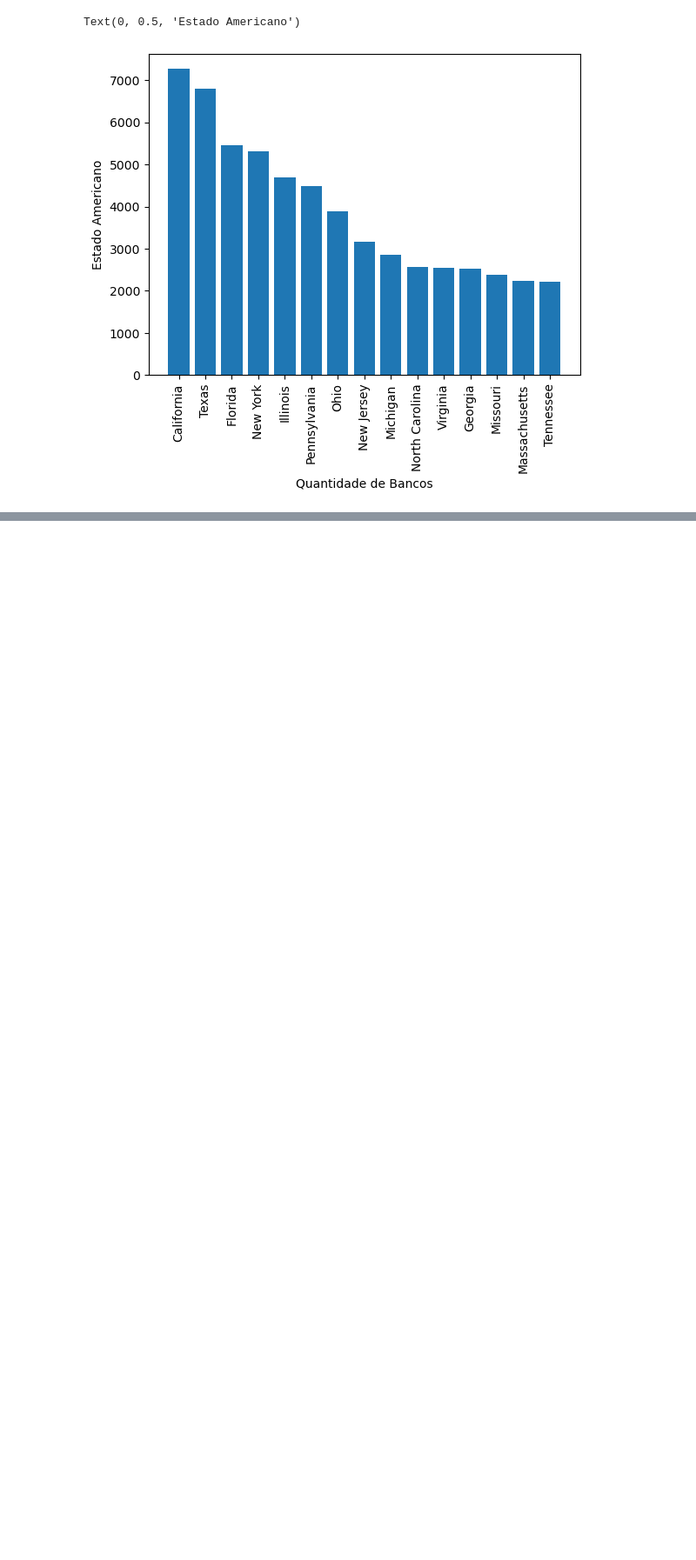
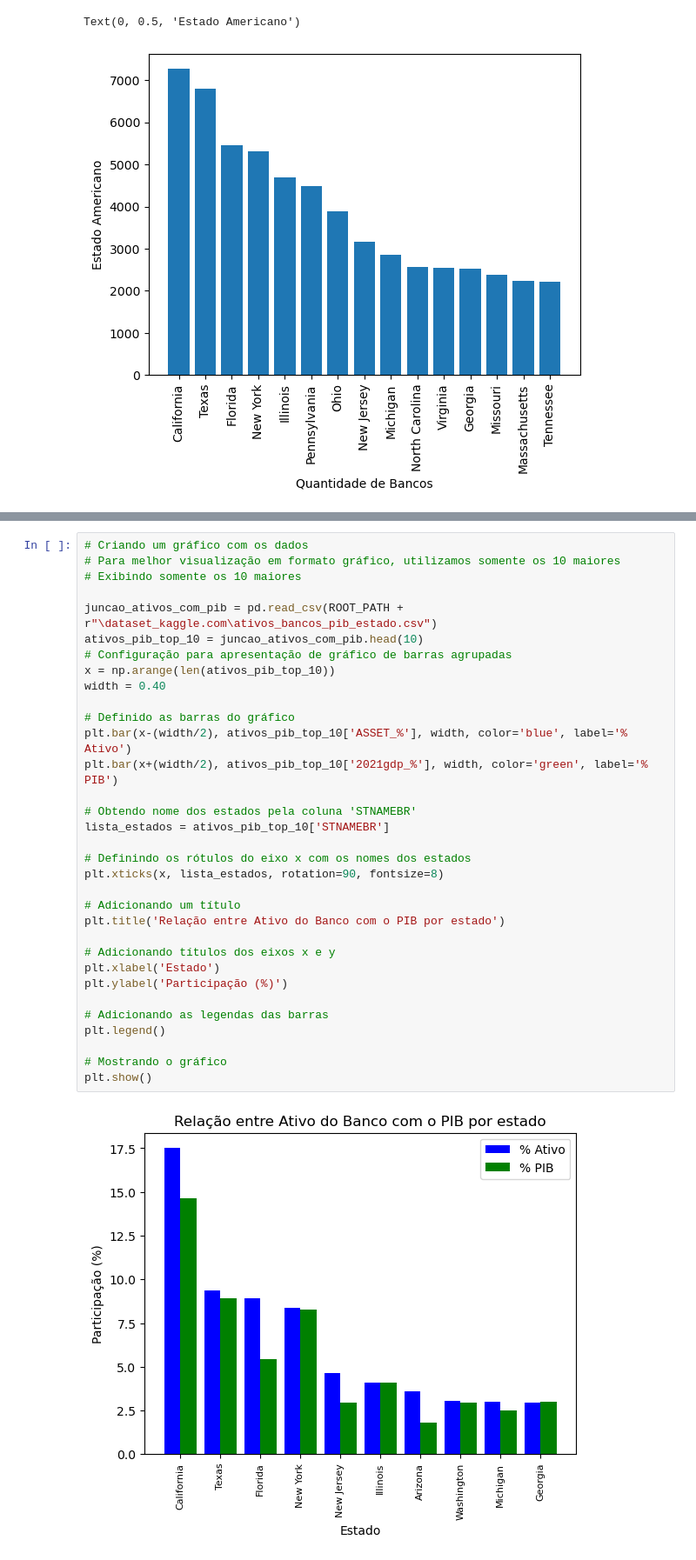
Before and after one commit to Victordelete/proj_tecnicas_prog_I, a Jupyter notebook: data_analysis.ipynb, the cells around one changed output, grey strips where cells are left out. Shown: that part at 87% size. Saved outputs shown, nothing was run; the diff lists cells and outputs as text; blank space fills up the shorter version.

```diff
--- a/data_analysis.ipynb
+++ b/data_analysis.ipynb
@@ -52,0 +77,35 @@ Text(0, 0.5, 'Estado Americano')
+# %%
+# Criando um gráfico com os dados
+# Para melhor visualização em formato gráfico, utilizamos somente os 10 maiores
+# Exibindo somente os 10 maiores
+
+juncao_ativos_com_pib = pd.read_csv(ROOT_PATH + r"\dataset_kaggle.com\ativos_bancos_pib_estado.csv")
+ativos_pib_top_10 = juncao_ativos_com_pib.head(10)
+# Configuração para apresentação de gráfico de barras agrupadas
+x = np.arange(len(ativos_pib_top_10))
+width = 0.40
+
+# Definido as barras do gráfico
+plt.bar(x-(width/2), ativos_pib_top_10['ASSET_%'], width, color='blue', label='% Ativo')
+plt.bar(x+(width/2), ativos_pib_top_10['2021gdp_%'], width, color='green', label='% PIB')
+
+# Obtendo nome dos estados pela coluna 'STNAMEBR'
+lista_estados = ativos_pib_top_10['STNAMEBR']
+
+# Definindo os rótulos do eixo x com os nomes dos estados
+plt.xticks(x, lista_estados, rotation=90, fontsize=8)
+
+# Adicionando um título
+plt.title('Relação entre Ativo do Banco com o PIB por estado')
+
+# Adicionando títulos dos eixos x e y
+plt.xlabel('Estado')
+plt.ylabel('Participação (%)')
+
+# Adicionando as legendas das barras
+plt.legend()
+
+# Mostrando o gráfico
+plt.show()
+# %% [output]
+[figure, added]
```
Also changed, not shown: parts of 5 cells of this notebook, 4 other files.
